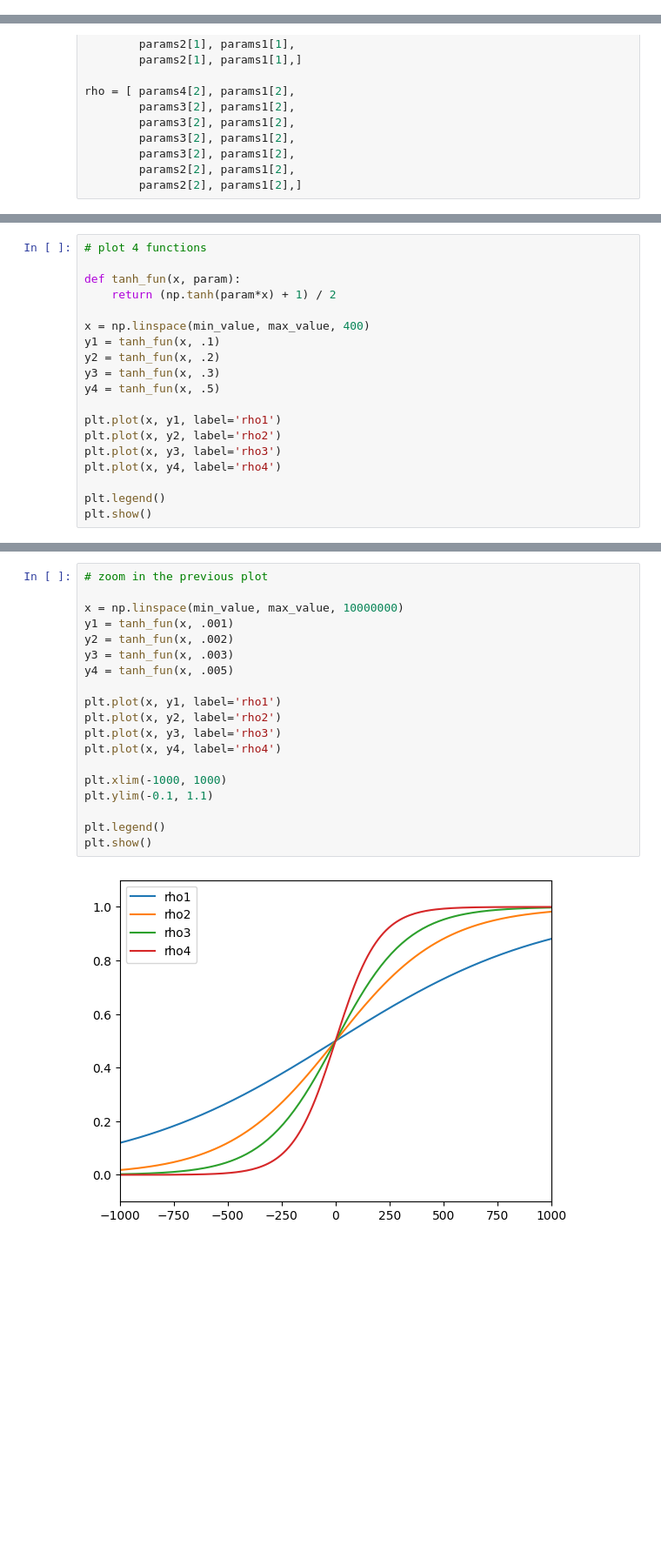
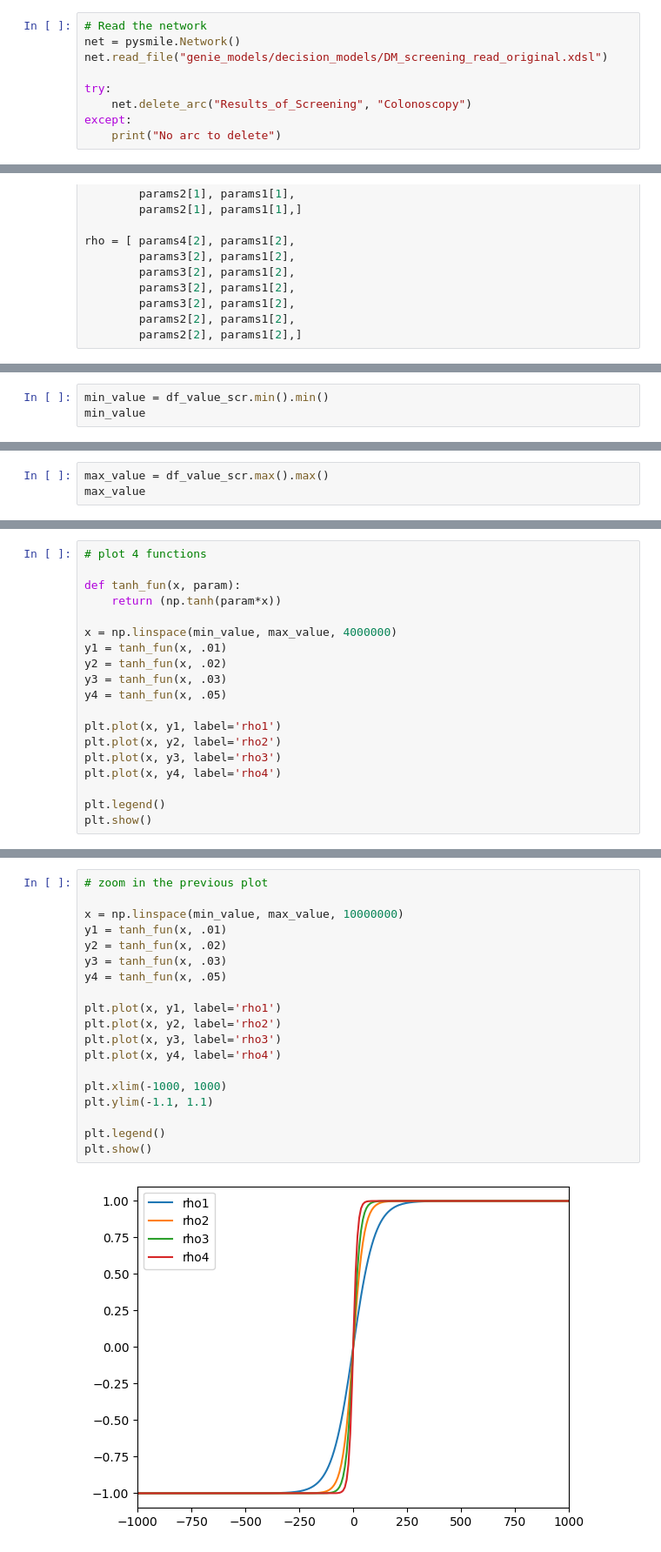
Before and after one commit to DanielCorralesAlonso/Decision_Model_Screening_CRC, a Jupyter notebook: tests.ipynb, the cells around one changed output, grey strips where cells are left out. Shown at 87% size. Drawn from its saved outputs; the diff is of its cells as text; blank space fills up the shorter version.

```diff
--- a/tests.ipynb
+++ b/tests.ipynb
@@ -170,0 +153,9 @@ get_central_interval(df_value_col.values.flatten())
+# %%
+# Read the network
+net = pysmile.Network()
+net.read_file("genie_models/decision_models/DM_screening_read_original.xdsl")
+
+try:
+    net.delete_arc("Results_of_Screening", "Colonoscopy")
+except:
+    print("No arc to delete")
@@ -545,0 +630,3 @@ net2.write_file(f"genie_models/decision_models/DM_screening_submodel_{value_func
+# %%
+min_value = df_value_scr.min().min()
+min_value
@@ -545,0 +635,3 @@ net2.write_file(f"genie_models/decision_models/DM_screening_submodel_{value_func
+# %%
+max_value = df_value_scr.max().max()
+max_value
@@ -547,13 +641,13 @@ net2.write_file(f"genie_models/decision_models/DM_screening_submodel_{value_func
 # plot 4 functions
 
 def tanh_fun(x, param):
-    return (np.tanh(param*x) + 1) / 2
+    return (np.tanh(param*x))
 
-x = np.linspace(min_value, max_value, 400)
-y1 = tanh_fun(x, .1)
-y2 = tanh_fun(x, .2)
-y3 = tanh_fun(x, .3)
-y4 = tanh_fun(x, .5)
+x = np.linspace(min_value, max_value, 4000000)
+y1 = tanh_fun(x, .01)
+y2 = tanh_fun(x, .02)
+y3 = tanh_fun(x, .03)
+y4 = tanh_fun(x, .05)
 
 plt.plot(x, y1, label='rho1')
 plt.plot(x, y2, label='rho2')
@@ -588,21 +666,21 @@ array([0.00000000e+00, 0.00000000e+00, 0.00000000e+00, 0.00000000e+00,
 # %%
 # zoom in the previous plot
 
 x = np.linspace(min_value, max_value, 10000000)
-y1 = tanh_fun(x, .001)
-y2 = tanh_fun(x, .002)
-y3 = tanh_fun(x, .003)
-y4 = tanh_fun(x, .005)
+y1 = tanh_fun(x, .01)
+y2 = tanh_fun(x, .02)
+y3 = tanh_fun(x, .03)
+y4 = tanh_fun(x, .05)
 
 plt.plot(x, y1, label='rho1')
 plt.plot(x, y2, label='rho2')
 plt.plot(x, y3, label='rho3')
 plt.plot(x, y4, label='rho4')
 
 plt.xlim(-1000, 1000)
-plt.ylim(-0.1, 1.1)
+plt.ylim(-1.1, 1.1)
 
 plt.legend()
 plt.show()
 # %% [output]
-[figure, old version]
+[figure, new version]
```
Also changed, not shown: parts of 42 cells of this notebook, 11 other files.
